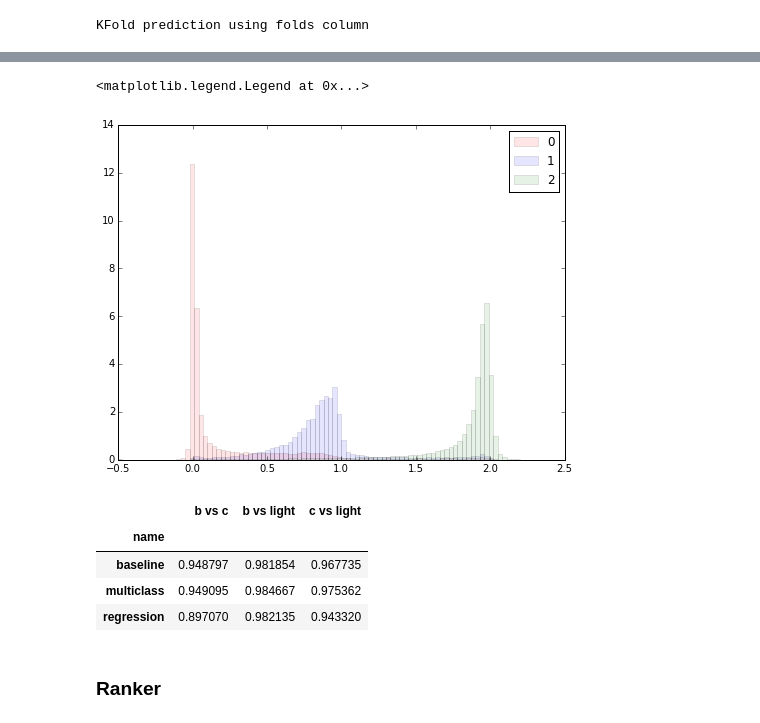
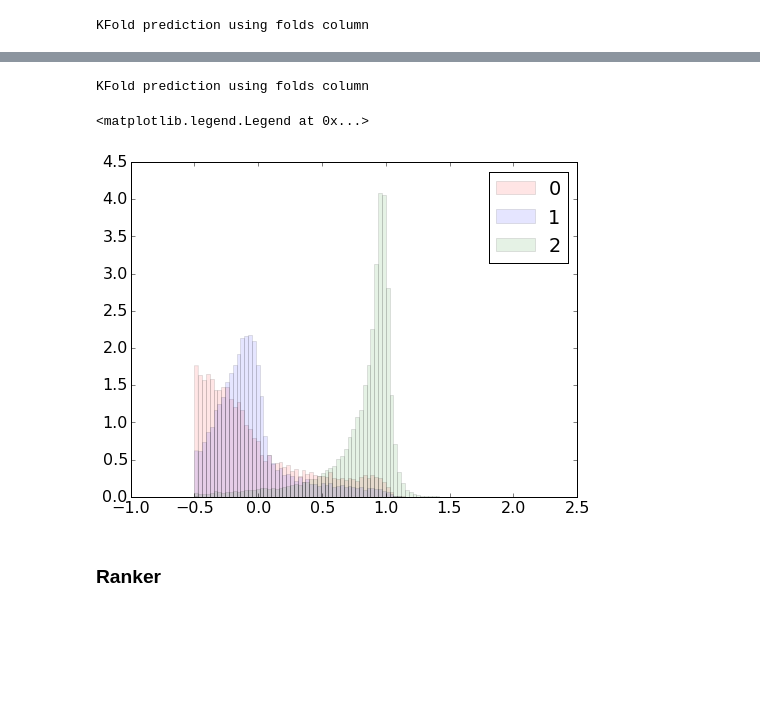
Before and after one commit to tlikhomanenko/jet_tagging_LHCb, a Jupyter notebook: jet-tagging.ipynb, the cells around one changed output, grey strips where cells are left out. Cells and saved outputs as stored; diff of their text form; code cells hidden in the pictures; blank space fills up the shorter version.

```diff
--- a/jet-tagging.ipynb
+++ b/jet-tagging.ipynb
@@ -302,0 +934,8 @@ for i, (f, ind) in enumerate(zip(multi_relation_p_features, indices)):
+# %%
+xgb_base = XGBoostRegressor(n_estimators=500, colsample=0.7, eta=0.01, nthreads=8,
+                            subsample=0.7, max_depth=6)
+xgb_folding_regression = FoldingRegressor(xgb_base, n_folds=2, random_state=11,
+                                          parallel_profile='threads-2',
+                                          features=sv_features + rbf_features)
+%time xgb_folding_regression.fit_lds(data_ranker_lds)
+pass
@@ -302,0 +958,7 @@ for i, (f, ind) in enumerate(zip(multi_relation_p_features, indices)):
+# %%
+figsize(8, 6)
+reg_values = xgb_folding_regression.predict(full_data)
+for label in numpy.unique(labels):
+    hist(reg_values[labels == label],
+         bins=100, alpha=0.1, normed=True,  label=str(label))
+legend()
@@ -302,0 +969,2 @@ for i, (f, ind) in enumerate(zip(multi_relation_p_features, indices)):
+# %%
+full_data['xgb_reg'] = xgb_folding_regression.predict(full_data)
@@ -307,7 +977,7 @@ tt_base = DecisionTrainRegressor(learning_rate=0.02, n_estimators=10000, depth=6
                                  max_features=0.7, loss=MSELossFunction(regularization=100))
 tt_folding_regression = FoldingRegressor(tt_base, n_folds=2, random_state=11,
                                          parallel_profile='threads-2',
-                                         features=sv_features + multi_p_features + multi_relation_p_features + ['bdt1', 'bdt2'])
-%time tt_folding_regression.fit_lds(data_multi_lds)
+                                         features=sv_features)
+%time tt_folding_regression.fit_lds(data_ranker_lds)
 pass
 # %% [output]
@@ -336,11 +1000,13 @@ KFold prediction using folds column
 # %%
 figsize(8, 6)
-for label in numpy.unique(full_data.label.values):
-    hist(reg_values[full_data.label.values == label],
+reg_values = tt_folding_regression.predict(full_data)
+for label in numpy.unique(labels):
+    hist(reg_values[labels == label],
          bins=100, alpha=0.1, normed=True, range=(-0.5, 2.5), label=str(label))
-xlim(-0.5, 2.5)
+xlim(-1, 2.5)
 # ylim(0, 0.05)
 legend()
 # %% [output]
-<matplotlib.legend.Legend at 0x...>
+KFold prediction using folds column
+<matplotlib.legend.Legend at 0x...>
-[figure, old version]
+[figure, new version]
@@ -353,15 +1013,3 @@ regression_result = generate_result(roc_auc_score(reg_labels > 0, reg_values, sa
-# %%
-result = pandas.concat([pandas.DataFrame(baseline_result), pandas.DataFrame(multiclass_result),
-                       regression_result])
-result.index = result['name']
-result = result.drop('name', axis=1)
-result
-# %% [output]
-|  | b vs c | b vs light | c vs light |
-| name |  |  |  |
-| baseline | 0.948797 | 0.981854 | 0.967735 |
-| multiclass | 0.949095 | 0.984667 | 0.975362 |
-| regression | 0.897070 | 0.982135 | 0.943320 |
 # %% [markdown]
 ### Ranker
 # %%
```
Also changed, not shown: parts of 197 cells of this notebook, 4 other files.
